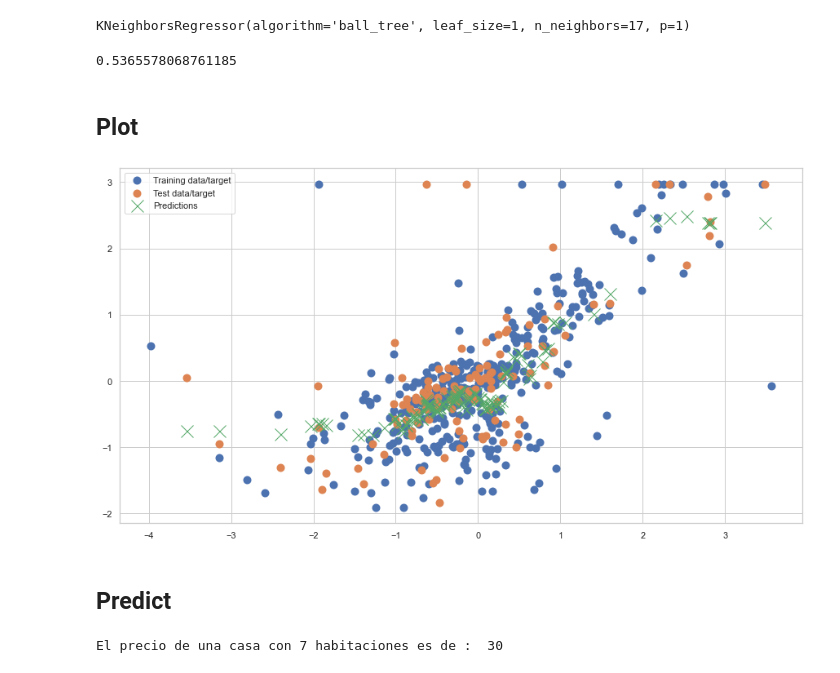
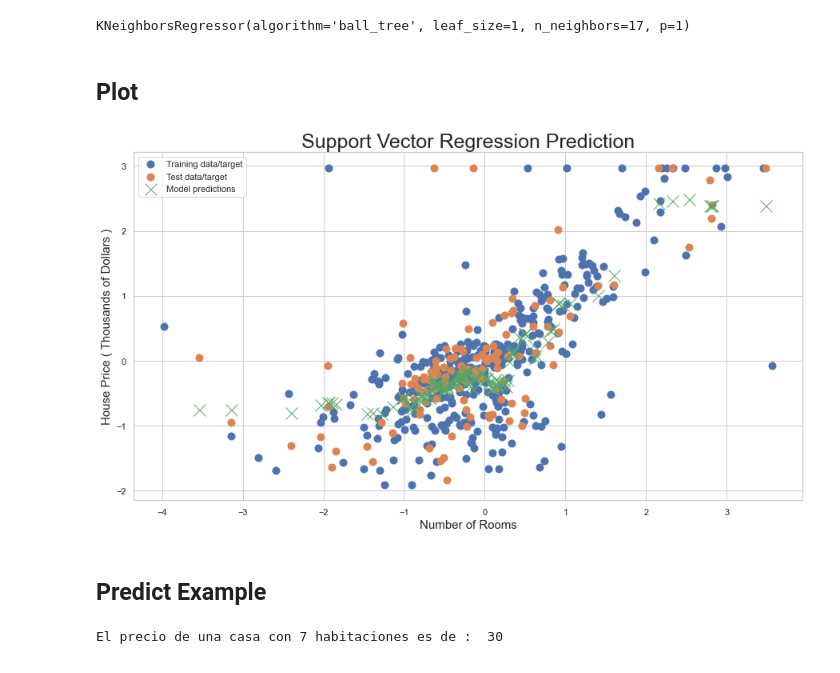
Before and after one commit to BlasFerreira/Machine_Learning, a Jupyter notebook: Supervised/Regression/1_KNN/1_Housing_case/KNeighborsRegressor.ipynb, the cells around one changed output. Cells and saved outputs as stored; diff of their text form; code cells hidden in the pictures.

```diff
--- a/Supervised/Regression/1_KNN/1_Housing_case/KNeighborsRegressor.ipynb
+++ b/Supervised/Regression/1_KNN/1_Housing_case/KNeighborsRegressor.ipynb
@@ -414,23 +414,25 @@ clf.get_params()
 clf.best_estimator_
 # %% [output]
 KNeighborsRegressor(algorithm='ball_tree', leaf_size=1, n_neighbors=17, p=1)
-# %%
-clf.score(X_test_scal,y_test_scal)
-# %% [output]
-0.5365578068761185
-# %% [markdown]
-## Plot
+# %% [markdown]
+## Plot
 # %%
 plt.figure(figsize=(15,8))
 plt.scatter(X_train_scal,y_train_scal,linewidths = 4)
 plt.scatter(X_test_scal,y_test_scal,linewidths = 4)
 plt.plot( X_test_scal,clf.predict(X_test_scal),'x',color = 'g',markersize=15)
 plt.legend(["Training data/target","Test data/target","Predictions"], loc="best")
+plt.xlabel('Number of Rooms',fontsize=15)
+plt.ylabel('House Price ( Thousands of Dollars )',fontsize=15)
+plt.title('Support Vector Regression Prediction',fontsize=25)
+plt.legend(["Training data/target","Test data/target","Model predictions"], loc="best")
+plt.legend(["Training data/target","Test data/target","Model predictions"], loc="best")
+plt.legend(["Training data/target","Test data/target","Model predictions"], loc="best")
 plt.show()
 # %% [output]
-[figure, old version]
+[figure, new version]
 # %% [markdown]
-## Predict
+## Predict Example
 # %%
 n_room = 7
 n_room_std = X_scal_obj.transform( np.array(n_room).reshape(-1, 1) )
```
Also changed, not shown: parts of 18 cells of this notebook, 6 other files.
